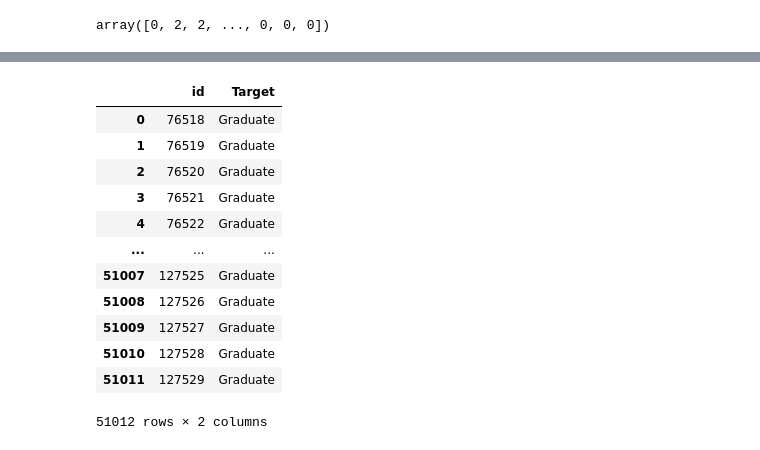
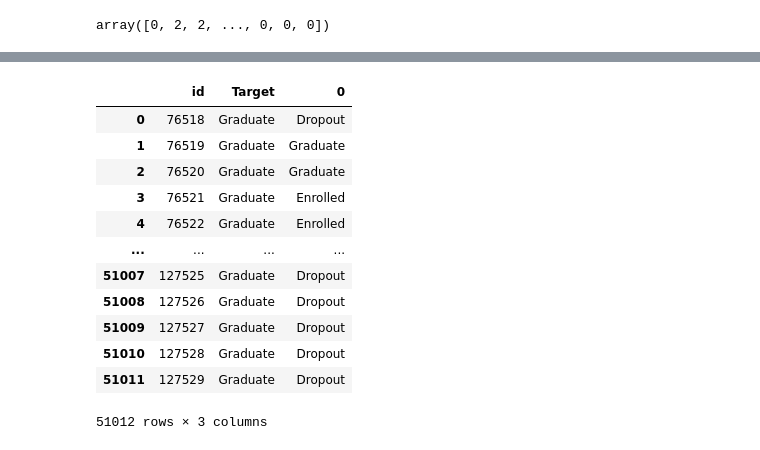
Before and after one commit to gacheru101/Play_ground_series-data, a Jupyter notebook: academic-success.ipynb, the cells around one changed output, grey strips where cells are left out. Saved outputs shown, nothing was run; the diff lists cells and outputs as text; code cells hidden in the pictures.

```diff
--- a/academic-success.ipynb
+++ b/academic-success.ipynb
@@ -200,4 +215,17 @@ df = pd.DataFrame(categorical_array)
 # %%
 merged_df = pd.merge(df_sub, df, left_index=True, right_index=True)
-df_up = merged_df.drop('Target',axis=1)
-df_submit = merged_df.rename(columns={'0':'Target'}, inplace=True)
+merged_df
+# %% [output]
+|  | id | Target | 0 |
+| 0 | 76518 | Graduate | Dropout |
+| 1 | 76519 | Graduate | Graduate |
+| 2 | 76520 | Graduate | Graduate |
+| 3 | 76521 | Graduate | Enrolled |
+| 4 | 76522 | Graduate | Enrolled |
+| ... | ... | ... | ... |
+| 51007 | 127525 | Graduate | Dropout |
+| 51008 | 127526 | Graduate | Dropout |
+| 51009 | 127527 | Graduate | Dropout |
+| 51010 | 127528 | Graduate | Dropout |
+| 51011 | 127529 | Graduate | Dropout |
+51012 rows × 3 columns
@@ -206,16 +231,0 @@ df_submit
-# %%
-df_sub
-# %% [output]
-|  | id | Target |
-| 0 | 76518 | Graduate |
-| 1 | 76519 | Graduate |
-| 2 | 76520 | Graduate |
-| 3 | 76521 | Graduate |
-| 4 | 76522 | Graduate |
-| ... | ... | ... |
-| 51007 | 127525 | Graduate |
-| 51008 | 127526 | Graduate |
-| 51009 | 127527 | Graduate |
-| 51010 | 127528 | Graduate |
-| 51011 | 127529 | Graduate |
-51012 rows × 2 columns
```
Also changed, not shown: parts of 4 cells of this notebook.
